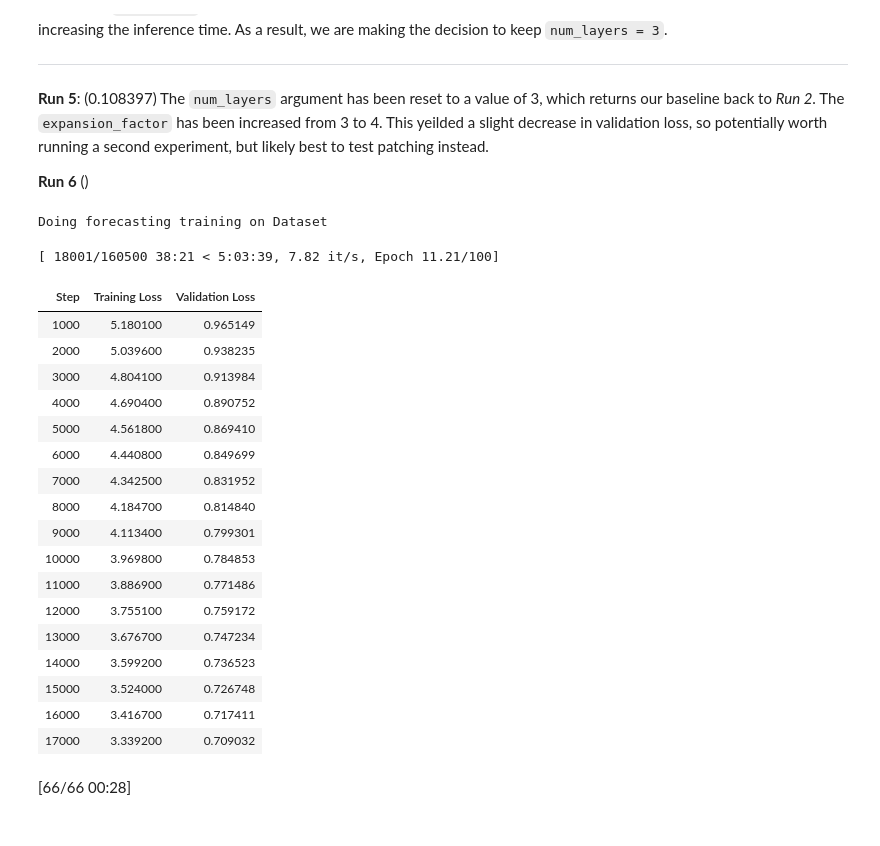
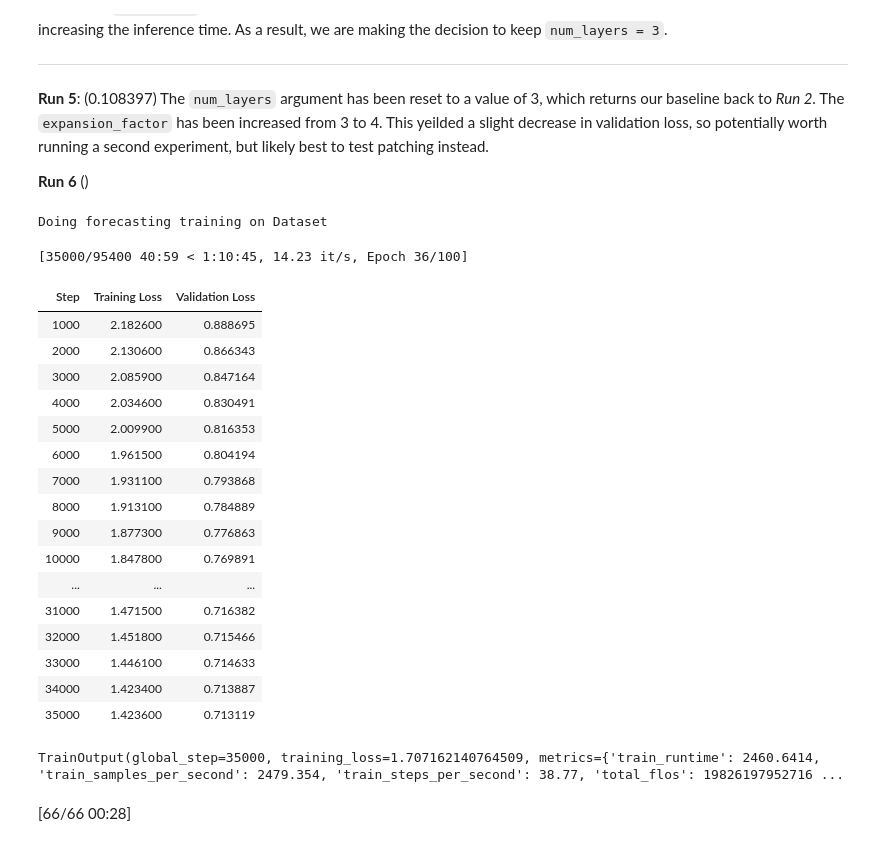
Before and after one commit to linkt-ai/tsfm, a Jupyter notebook: notebooks/hfdemo/TRAIN-MONGY-DAY.ipynb, the cells around one changed output. Drawn from its saved outputs; the diff is of its cells as text; code cells hidden in the pictures.

```diff
--- a/notebooks/hfdemo/TRAIN-MONGY-DAY.ipynb
+++ b/notebooks/hfdemo/TRAIN-MONGY-DAY.ipynb
@@ -58,7 +58,7 @@ to the appropriate torch dataset needed for training.
 # Load the Dataset from the CSV file
 DATA_DIR = "/home/ubuntu/verb-workspace/data"
 
-NUM_MINUTES = 3
+NUM_MINUTES = 5
 
 TRAIN_DATASET = f"{DATA_DIR}/{NUM_MINUTES}min-candles-train-DAY.csv"
 VALID_DATASET = f"{DATA_DIR}/{NUM_MINUTES}min-candles-valid-DAY.csv"
@@ -445,7 +445,7 @@ Adjust the following model parameters according to need.
 patch_length = 16
 stride_length = 1
 
-MODEL_CHKPT = "./saved_checkpoints/day_1min/output/checkpoint-50000"
+MODEL_CHKPT = "./saved_checkpoints/day_3min/output/checkpoint-55000"
 
 prediction_channel_indicies = train_tsp.prediction_channel_indices
 num_input_channels = train_tsp.num_input_channels
@@ -517,7 +517,7 @@ The `num_layers` argument has been reset to a value of 3, which returns our base
 **Run 6** ()
 # %%
 # Compute the run number
-run_num = "day_1_3min"
+run_num = "day_1_5min"
 save_dir = f"./model_checkpoints/run_{run_num}"
 torch.cuda.empty_cache()
 
@@ -555,51 +555,51 @@ train_args = TrainingArguments(
     save_steps=num_steps,
     logging_strategy="steps",
     logging_steps=num_steps,
     save_total_limit=3,
     logging_dir=f"{save_dir}/logs/",  # Make sure to specify a logging directory
     load_best_model_at_end=True,  # Load the best model when training ends
     metric_for_best_model="eval_loss",  # Metric to monitor for early stopping
     greater_is_better=False,  # For loss
     label_names=["future_values"], # The names of the "ground truth" values to compare predictions against
 )
 
 # Create a new early stopping callback with faster convergence properties
 early_stopping_callback = EarlyStoppingCallback(
     early_stopping_patience=5,  # Number of epochs with no improvement after which to stop
     early_stopping_threshold=0.001,  # Minimum improvement required to consider as improvement
 )
 
 trainer = Trainer(
     model=model,
     args=train_args,
     train_dataset=train_dataset,
     eval_dataset=valid_dataset,
     callbacks=[early_stopping_callback],
 )
 
 print("Doing forecasting training on Dataset")
 trainer.train()
 # %% [output]
 Doing forecasting training on Dataset
-[ 18001/160500 38:21 < 5:03:39, 7.82 it/s, Epoch 11.21/100]
+[35000/95400 40:59 < 1:10:45, 14.23 it/s, Epoch 36/100]
 | Step | Training Loss | Validation Loss |
-| 1000 | 5.180100 | 0.965149 |
-| 2000 | 5.039600 | 0.938235 |
-| 3000 | 4.804100 | 0.913984 |
-| 4000 | 4.690400 | 0.890752 |
-| 5000 | 4.561800 | 0.869410 |
-| 6000 | 4.440800 | 0.849699 |
-| 7000 | 4.342500 | 0.831952 |
-| 8000 | 4.184700 | 0.814840 |
-| 9000 | 4.113400 | 0.799301 |
-| 10000 | 3.969800 | 0.784853 |
-| 11000 | 3.886900 | 0.771486 |
-| 12000 | 3.755100 | 0.759172 |
-| 13000 | 3.676700 | 0.747234 |
-| 14000 | 3.599200 | 0.736523 |
-| 15000 | 3.524000 | 0.726748 |
-| 16000 | 3.416700 | 0.717411 |
-| 17000 | 3.339200 | 0.709032 |
+| 1000 | 2.182600 | 0.888695 |
+| 2000 | 2.130600 | 0.866343 |
+| 3000 | 2.085900 | 0.847164 |
+| 4000 | 2.034600 | 0.830491 |
+| 5000 | 2.009900 | 0.816353 |
+| 6000 | 1.961500 | 0.804194 |
+| 7000 | 1.931100 | 0.793868 |
+| 8000 | 1.913100 | 0.784889 |
+| 9000 | 1.877300 | 0.776863 |
+| 10000 | 1.847800 | 0.769891 |
+| ... | ... | ... |
+| 31000 | 1.471500 | 0.716382 |
+| 32000 | 1.451800 | 0.715466 |
+| 33000 | 1.446100 | 0.714633 |
+| 34000 | 1.423400 | 0.713887 |
+| 35000 | 1.423600 | 0.713119 |
+TrainOutput(global_step=35000, training_loss=1.707162140764509, metrics={'train_runtime': 2460.6414, 'train_samples_per_second': 2479.354, 'train_steps_per_second': 38.77, 'total_flos': 19826197952716 ...
 # %%
 trainer.evaluate(test_dataset)
 # %% [output]
```
Also changed, not shown: parts of 2 cells of this notebook, 3 other files.
